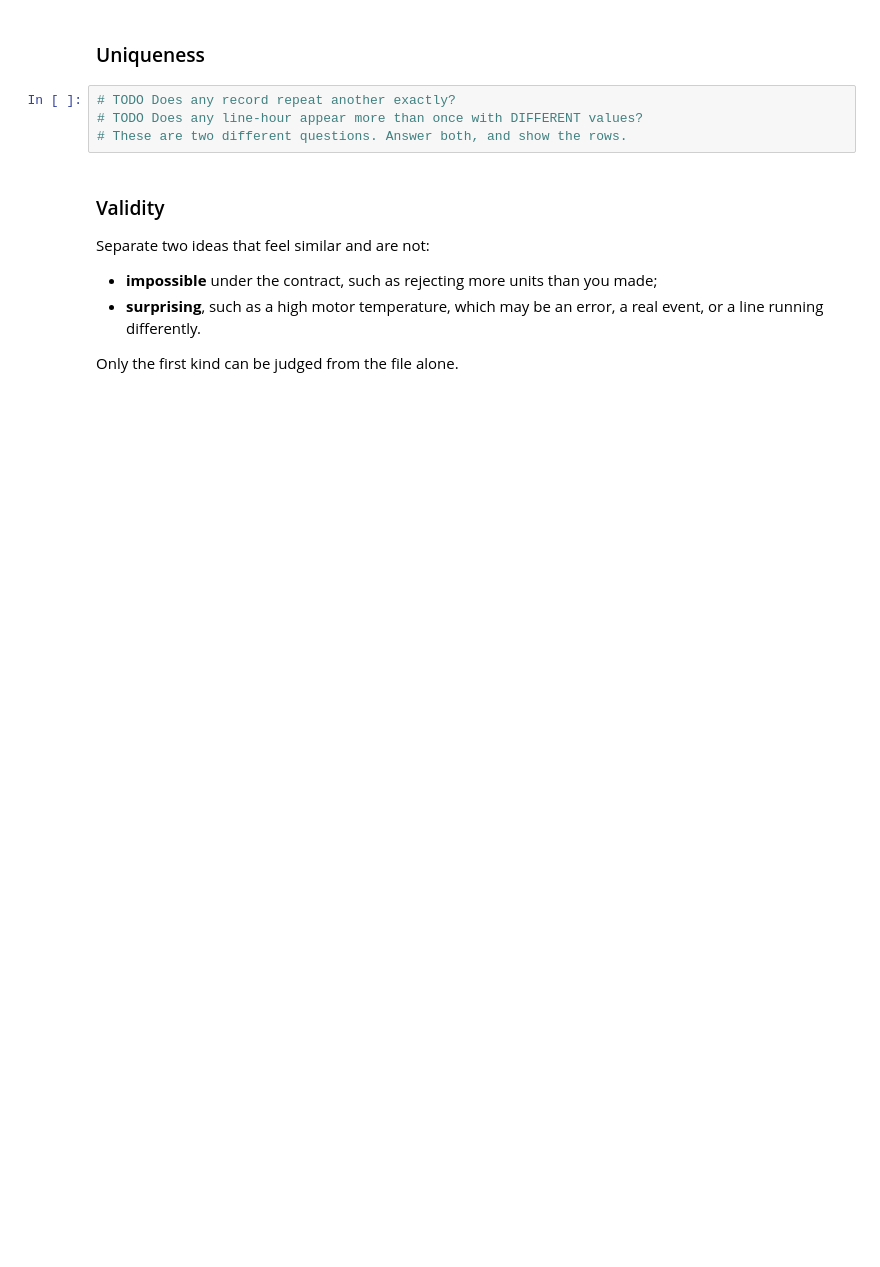
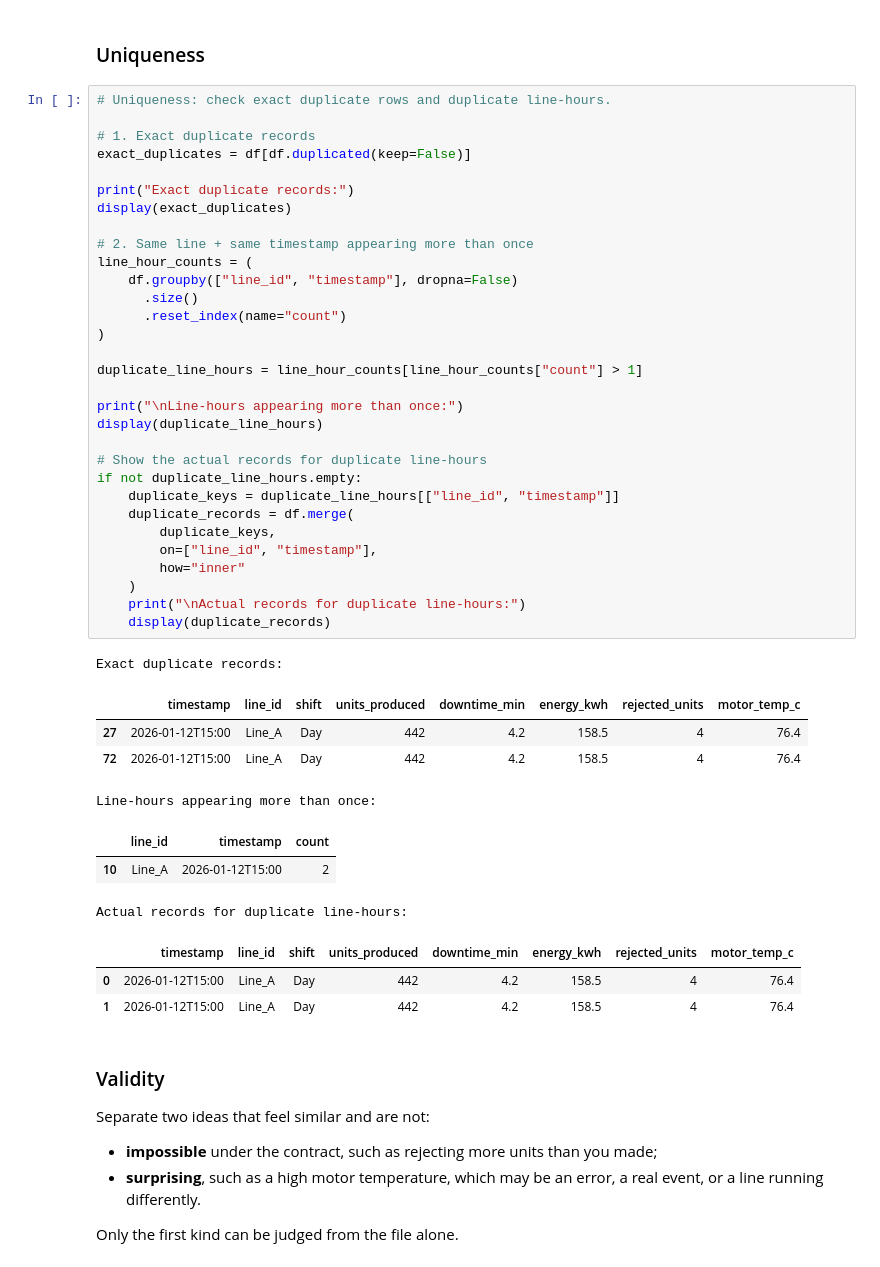
Before and after one commit to i-aroojfatimah/week03-data-quality, a Jupyter notebook: notebooks/week3_data_quality.ipynb, the cells around one changed output. Cells and saved outputs as stored; diff of their text form; blank space fills up the shorter version.

```diff
--- a/notebooks/week3_data_quality.ipynb
+++ b/notebooks/week3_data_quality.ipynb
@@ -111,9 +154,48 @@ Keep a list as you go. You will be asked to commit to it in a moment.
 # %% [markdown]
 ### Uniqueness
-# %%
-# TODO Does any record repeat another exactly?
-# TODO Does any line-hour appear more than once with DIFFERENT values?
-# These are two different questions. Answer both, and show the rows.
+# %%
+# Uniqueness: check exact duplicate rows and duplicate line-hours.
+
+# 1. Exact duplicate records
+exact_duplicates = df[df.duplicated(keep=False)]
+
+print("Exact duplicate records:")
+display(exact_duplicates)
+
+# 2. Same line + same timestamp appearing more than once
+line_hour_counts = (
+    df.groupby(["line_id", "timestamp"], dropna=False)
+      .size()
+      .reset_index(name="count")
+)
+
+duplicate_line_hours = line_hour_counts[line_hour_counts["count"] > 1]
+
+print("\nLine-hours appearing more than once:")
+display(duplicate_line_hours)
+
+# Show the actual records for duplicate line-hours
+if not duplicate_line_hours.empty:
+    duplicate_keys = duplicate_line_hours[["line_id", "timestamp"]]
+    duplicate_records = df.merge(
+        duplicate_keys,
+        on=["line_id", "timestamp"],
+        how="inner"
+    )
+    print("\nActual records for duplicate line-hours:")
+    display(duplicate_records)
+# %% [output]
+Exact duplicate records:
+|  | timestamp | line_id | shift | units_produced | downtime_min | energy_kwh | rejected_units | motor_temp_c |
+| 27 | 2026-01-12T15:00 | Line_A | Day | 442 | 4.2 | 158.5 | 4 | 76.4 |
+| 72 | 2026-01-12T15:00 | Line_A | Day | 442 | 4.2 | 158.5 | 4 | 76.4 |
+Line-hours appearing more than once:
+|  | line_id | timestamp | count |
+| 10 | Line_A | 2026-01-12T15:00 | 2 |
+Actual records for duplicate line-hours:
+|  | timestamp | line_id | shift | units_produced | downtime_min | energy_kwh | rejected_units | motor_temp_c |
+| 0 | 2026-01-12T15:00 | Line_A | Day | 442 | 4.2 | 158.5 | 4 | 76.4 |
+| 1 | 2026-01-12T15:00 | Line_A | Day | 442 | 4.2 | 158.5 | 4 | 76.4 |
 # %% [markdown]
 ### Validity
 
```
Also changed, not shown: parts of 12 cells of this notebook, 4 other files.
